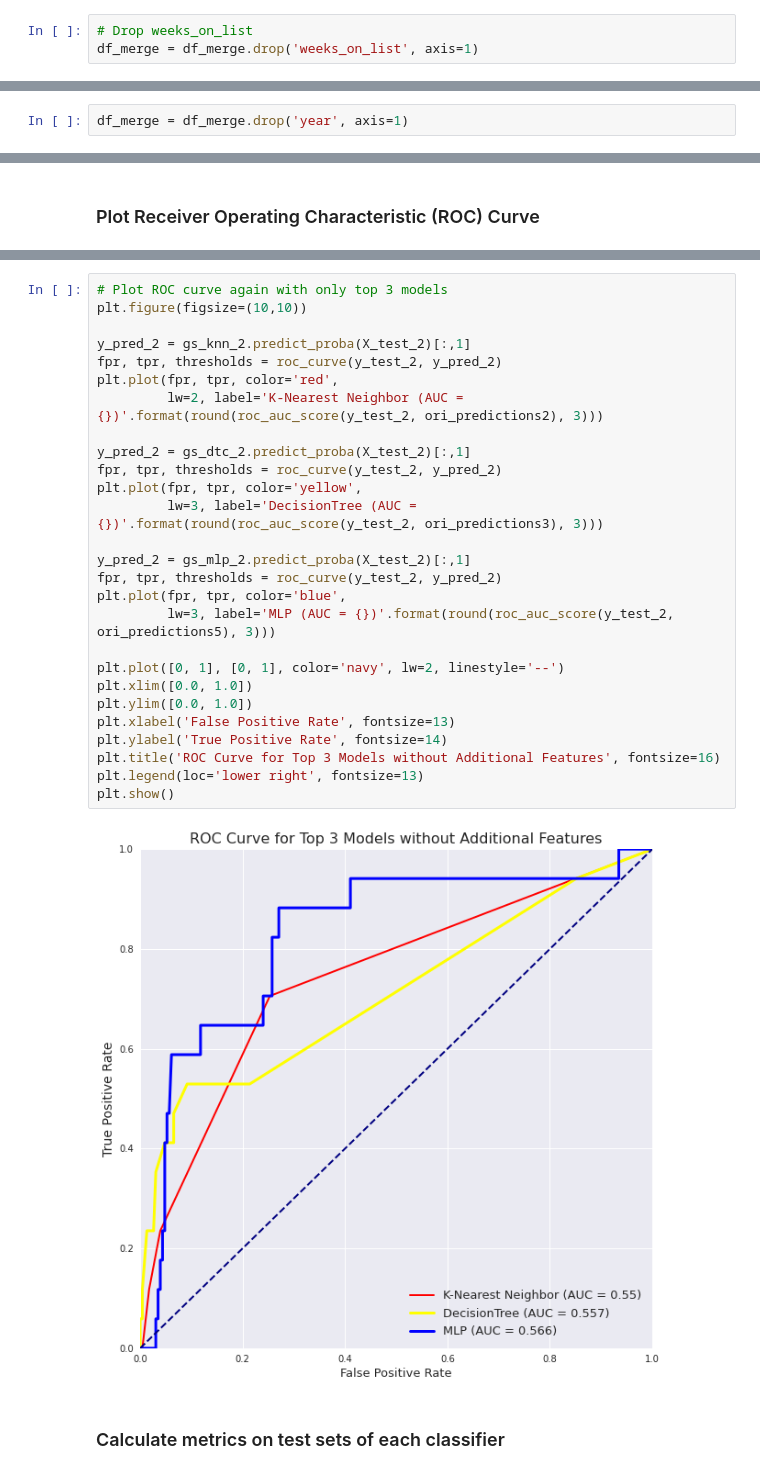
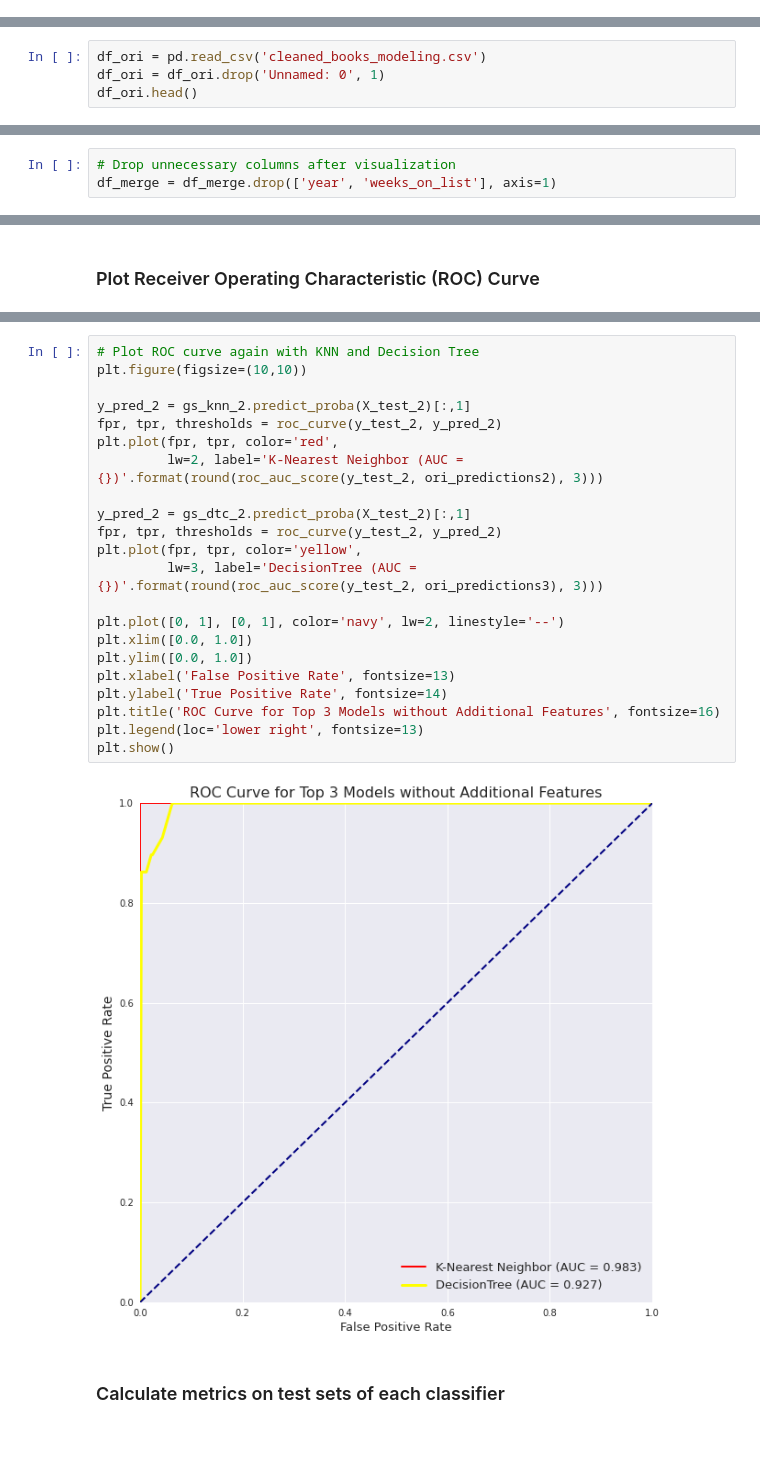
Before and after one commit to linhmai19/capstone_project, a Jupyter notebook: eda_clf_modeling.ipynb, the cells around one changed output, grey strips where cells are left out. Saved outputs shown, nothing was run; the diff lists cells and outputs as text; blank space fills up the shorter version.

Commit message:
redo ori df modeling

```diff
--- a/eda_clf_modeling.ipynb
+++ b/eda_clf_modeling.ipynb
@@ -131,6 +131,3 @@ df_merge.describe()
 | 50% | 1.000000 | 3.000000 | 82.000000 | 149.500000 | 18.000000 | ... |
 | 75% | 1.000000 | 3.000000 | 684.000000 | 1549.500000 | 107.000000 | ... |
 | max | 38.000000 | 6.000000 | 105021.000000 | 184021.000000 | 9413.000000 | ... |
-# %%
-# Drop weeks_on_list
-df_merge = df_merge.drop('weeks_on_list', axis=1)
@@ -151,0 +142,4 @@ df_ori.head()
+# %%
+df_ori = pd.read_csv('cleaned_books_modeling.csv')
+df_ori = df_ori.drop('Unnamed: 0', 1)
+df_ori.head()
@@ -504,7 +540,8 @@ df_merge.groupby(['work_reviews_count','title']).no_of_words_title.sum().nlarges
 # %% [markdown]
 The top 20 books with most review counts all have 6 words in the title.
 # %%
-df_merge = df_merge.drop('year', axis=1)
+# Drop unnecessary columns after visualization
+df_merge = df_merge.drop(['year', 'weeks_on_list'], axis=1)
 # %% [markdown]
 # Correlation between Variables
 # %%
@@ -1356,32 +1391,27 @@ Plot the ROC curve with only top 3 models: MLP, DecisionTree, and KNN
 # %%
-# Plot ROC curve again with only top 3 models
+# Plot ROC curve again with KNN and Decision Tree
 plt.figure(figsize=(10,10))
 
 y_pred_2 = gs_knn_2.predict_proba(X_test_2)[:,1]
 fpr, tpr, thresholds = roc_curve(y_test_2, y_pred_2)
 plt.plot(fpr, tpr, color='red',
          lw=2, label='K-Nearest Neighbor (AUC = {})'.format(round(roc_auc_score(y_test_2, ori_predictions2), 3)))
 
 y_pred_2 = gs_dtc_2.predict_proba(X_test_2)[:,1]
 fpr, tpr, thresholds = roc_curve(y_test_2, y_pred_2)
 plt.plot(fpr, tpr, color='yellow',
          lw=3, label='DecisionTree (AUC = {})'.format(round(roc_auc_score(y_test_2, ori_predictions3), 3)))
 
-y_pred_2 = gs_mlp_2.predict_proba(X_test_2)[:,1]
-fpr, tpr, thresholds = roc_curve(y_test_2, y_pred_2)
-plt.plot(fpr, tpr, color='blue',
-         lw=3, label='MLP (AUC = {})'.format(round(roc_auc_score(y_test_2, ori_predictions5), 3)))
-
 plt.plot([0, 1], [0, 1], color='navy', lw=2, linestyle='--')
 plt.xlim([0.0, 1.0])
 plt.ylim([0.0, 1.0])
 plt.xlabel('False Positive Rate', fontsize=13)
 plt.ylabel('True Positive Rate', fontsize=14)
 plt.title('ROC Curve for Top 3 Models without Additional Features', fontsize=16)
 plt.legend(loc='lower right', fontsize=13)
 plt.show()
 # %% [output]
-[figure, old version]
+[figure, new version]
 # %% [markdown]
 ### Calculate metrics on test sets of each classifier
 # %%
```
Also changed, not shown: parts of 39 cells of this notebook.
